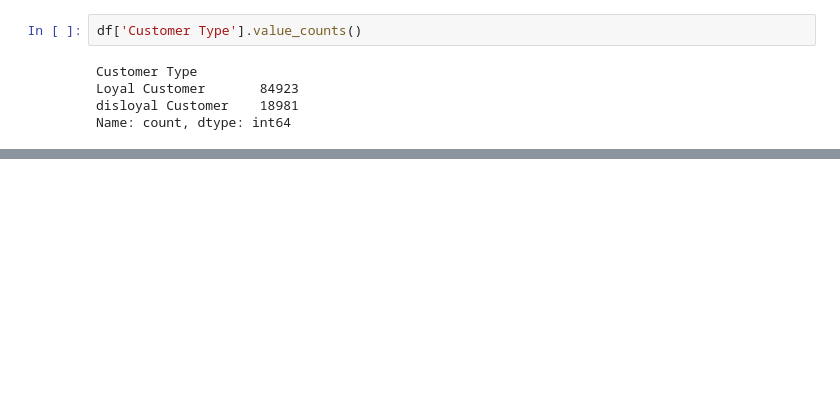
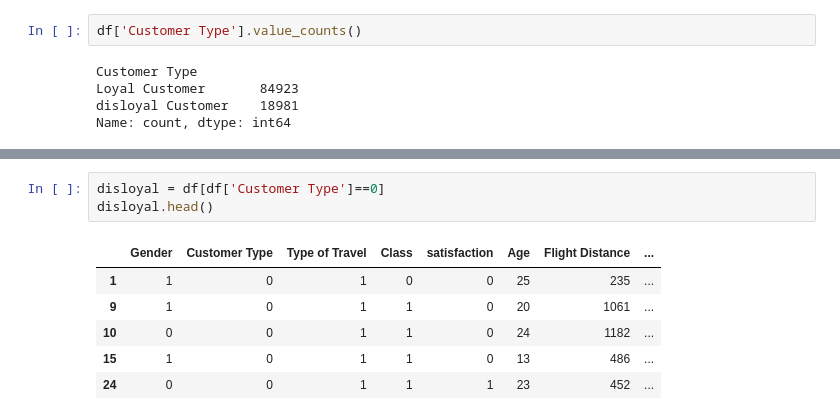
Before and after one commit to upflairs-pvt-ltd/jecrc-AI_ML_example-27thsep2023, a Jupyter notebook: machine learning/19_10_23.ipynb, the cells around one changed output, grey strips where cells are left out. Cells and saved outputs as stored; diff of their text form; blank space fills up the shorter version.

```diff
--- a/machine learning/19_10_23.ipynb
+++ b/machine learning/19_10_23.ipynb
@@ -19,0 +75,10 @@ Name: count, dtype: int64
+# %%
+disloyal = df[df['Customer Type']==0]
+disloyal.head()
+# %% [output]
+|  | Gender | Customer Type | Type of Travel | Class | satisfaction | Age | Flight Distance | ... |
+| 1 | 1 | 0 | 1 | 0 | 0 | 25 | 235 | ... |
+| 9 | 1 | 0 | 1 | 1 | 0 | 20 | 1061 | ... |
+| 10 | 0 | 0 | 1 | 1 | 0 | 24 | 1182 | ... |
+| 15 | 1 | 0 | 1 | 1 | 0 | 13 | 486 | ... |
+| 24 | 0 | 0 | 1 | 1 | 1 | 23 | 452 | ... |
```
Also changed, not shown: parts of 27 cells of this notebook.
